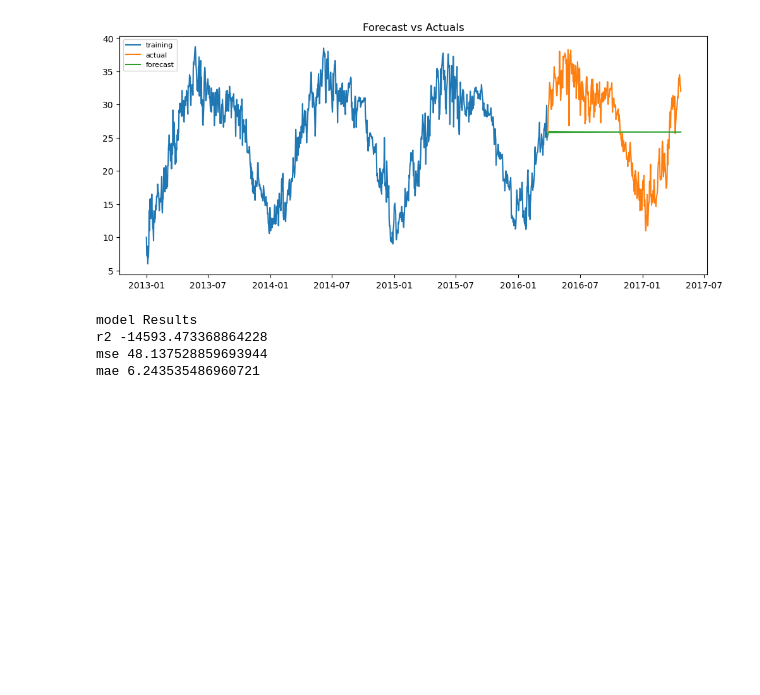
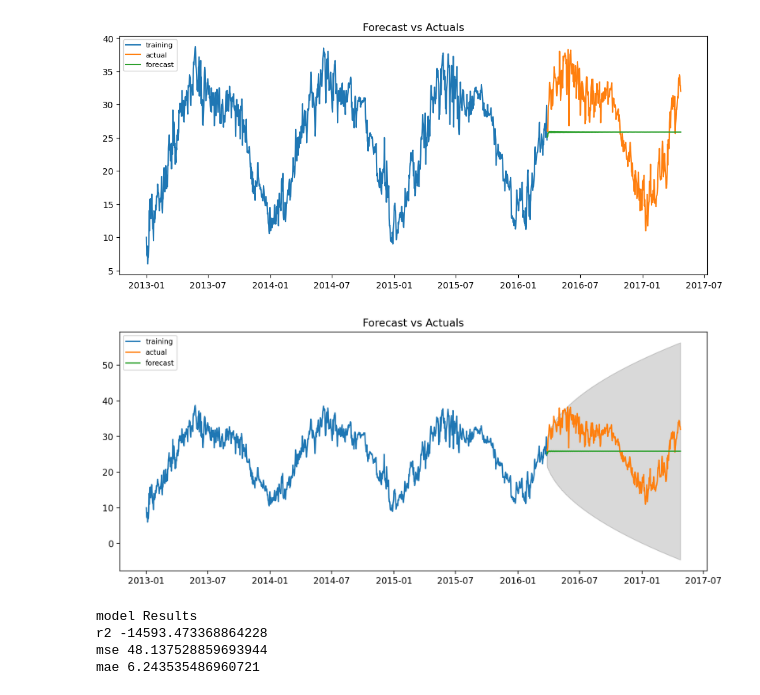
Before and after one commit to lucascouri2/residencia-st, a Jupyter notebook: Relatorio.ipynb, the cells around one changed output. Saved outputs shown, nothing was run; the diff lists cells and outputs as text; code cells hidden in the pictures; blank space fills up the shorter version.

```diff
--- a/Relatorio.ipynb
+++ b/Relatorio.ipynb
@@ -236,6 +271,29 @@ plt.legend(loc='upper left', fontsize=8)
 plt.show()
 # %% [output]
 [figure]
+# %%
+import numpy as np
+
+fitted = res_arima
+fc = fitted.get_forecast(len(df['meantemp'][int(np.floor((len(df)/100)*75)):]))
+conf = fc.conf_int(alpha=0.05) # 95% confidence
+
+fc_series = pd.Series(fc.predicted_mean, index=df_test.index)
+lower_series = pd.Series(conf.iloc[:, 0], index=df_test.index)
+upper_series = pd.Series(conf.iloc[:, 1], index=df_test.index)
+
+# Plot
+plt.figure(figsize=(12,5), dpi=200)
+plt.plot(df_train, label='training')
+plt.plot(df_test, label='actual')
+plt.plot(fc_series, label='forecast')
+plt.fill_between(lower_series.index, lower_series, upper_series,
+                 color='k', alpha=.15)
+plt.title('Forecast vs Actuals')
+plt.legend(loc='upper left', fontsize=8)
+plt.show()
+# %% [output]
+[figure, added]
 # %%
 results = {}
 # %%
```
Also changed, not shown: parts of 6 cells of this notebook.
